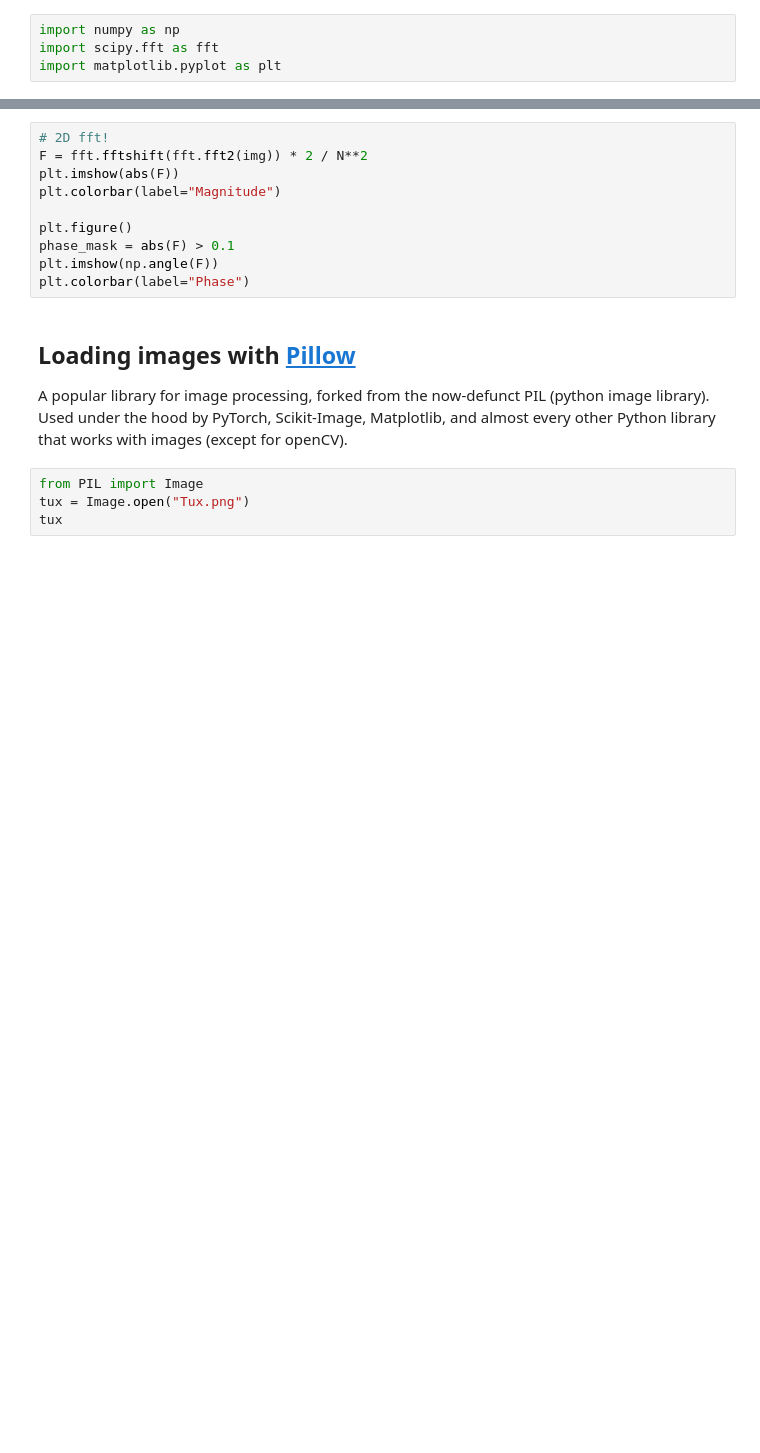
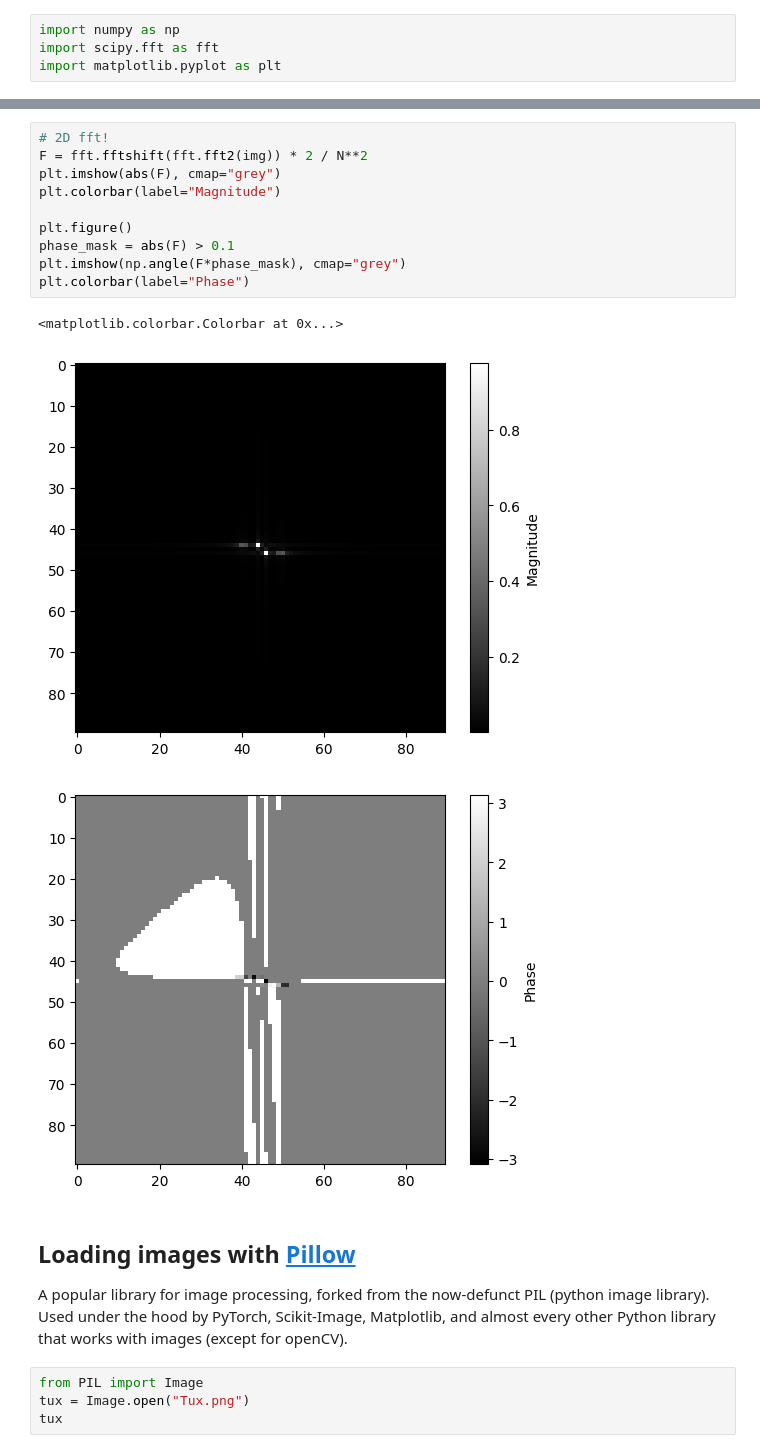
Before and after one commit to mru-data3464/w26, a Jupyter notebook: demo_code/11_images/image_demos.ipynb, the cells around one changed output, grey strips where cells are left out. Cells and saved outputs as stored; diff of their text form; blank space fills up the shorter version.

```diff
--- a/demo_code/11_images/image_demos.ipynb
+++ b/demo_code/11_images/image_demos.ipynb
@@ -37,13 +41,17 @@ print(f"Image shape: {img.shape}")
 # %%
 # 2D fft!
 F = fft.fftshift(fft.fft2(img)) * 2 / N**2
-plt.imshow(abs(F))
+plt.imshow(abs(F), cmap="grey")
 plt.colorbar(label="Magnitude")
 
 plt.figure()
 phase_mask = abs(F) > 0.1
-plt.imshow(np.angle(F))
+plt.imshow(np.angle(F*phase_mask), cmap="grey")
 plt.colorbar(label="Phase")
+# %% [output]
+<matplotlib.colorbar.Colorbar at 0x...>
+[figure, added]
+[figure, added]
 # %% [markdown]
 ## Loading images with [Pillow](https://pillow.readthedocs.io/en/stable/index.html)
 A popular library for image processing, forked from the now-defunct PIL (python image library). Used under the hood by PyTorch, Scikit-Image, Matplotlib, and almost every other Python library that works with images (except for openCV).
```
Also changed, not shown: parts of 7 cells of this notebook.
